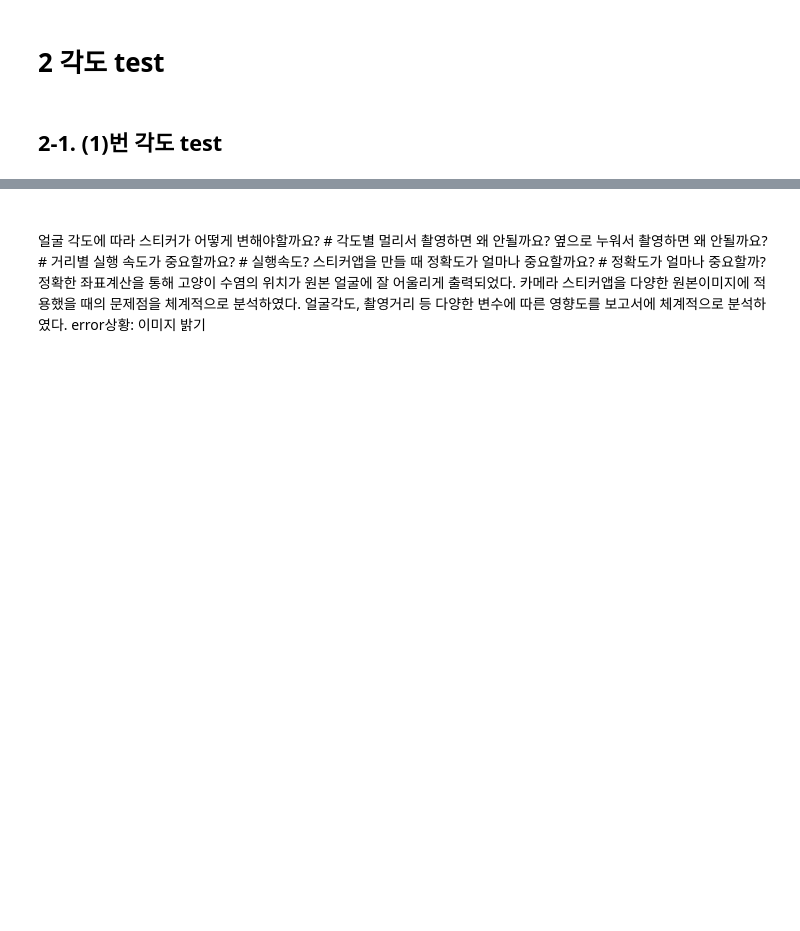
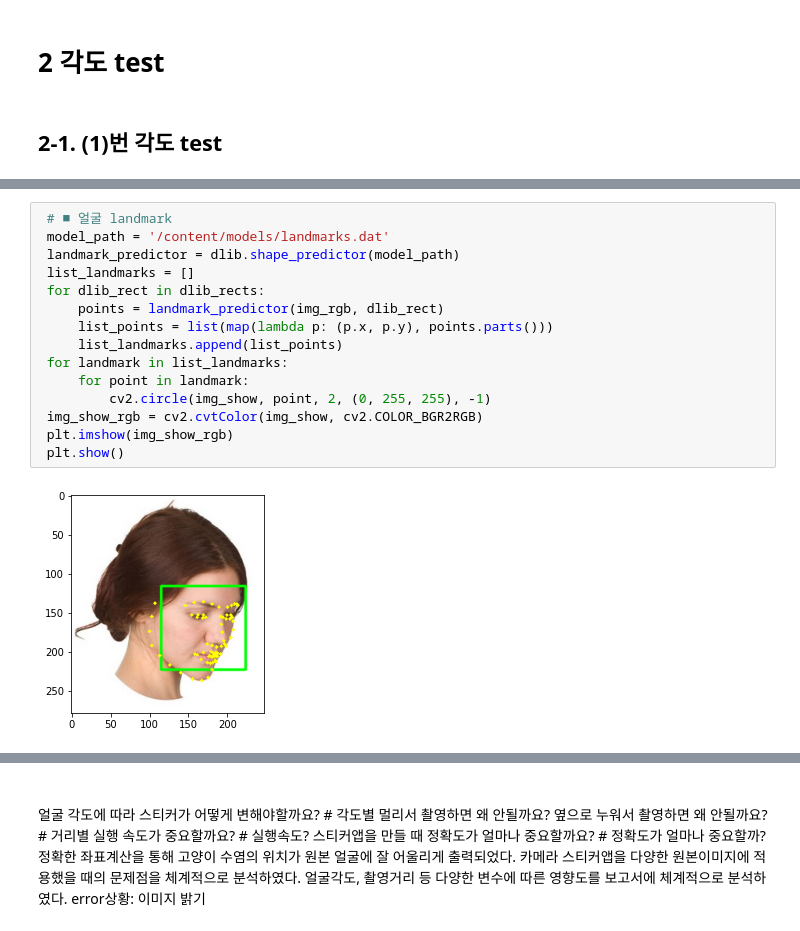
Before and after one commit to twelvesense/first-repository, a Jupyter notebook: ExplNode08.ipynb, the cells around one changed output, grey strips where cells are left out. Drawn from its saved outputs; the diff is of its cells as text; blank space fills up the shorter version.

```diff
--- a/ExplNode08.ipynb
+++ b/ExplNode08.ipynb
@@ -122,0 +156,17 @@ import dlib
+# %%
+ # ■ 얼굴 landmark
+ model_path = '/content/models/landmarks.dat'
+ landmark_predictor = dlib.shape_predictor(model_path)
+ list_landmarks = []
+ for dlib_rect in dlib_rects:
+     points = landmark_predictor(img_rgb, dlib_rect)
+     list_points = list(map(lambda p: (p.x, p.y), points.parts()))
+     list_landmarks.append(list_points)
+ for landmark in list_landmarks:
+     for point in landmark:
+         cv2.circle(img_show, point, 2, (0, 255, 255), -1)
+ img_show_rgb = cv2.cvtColor(img_show, cv2.COLOR_BGR2RGB)
+ plt.imshow(img_show_rgb)
+ plt.show()
+# %% [output]
+[figure, added]
```
Also changed, not shown: parts of 29 cells of this notebook.
